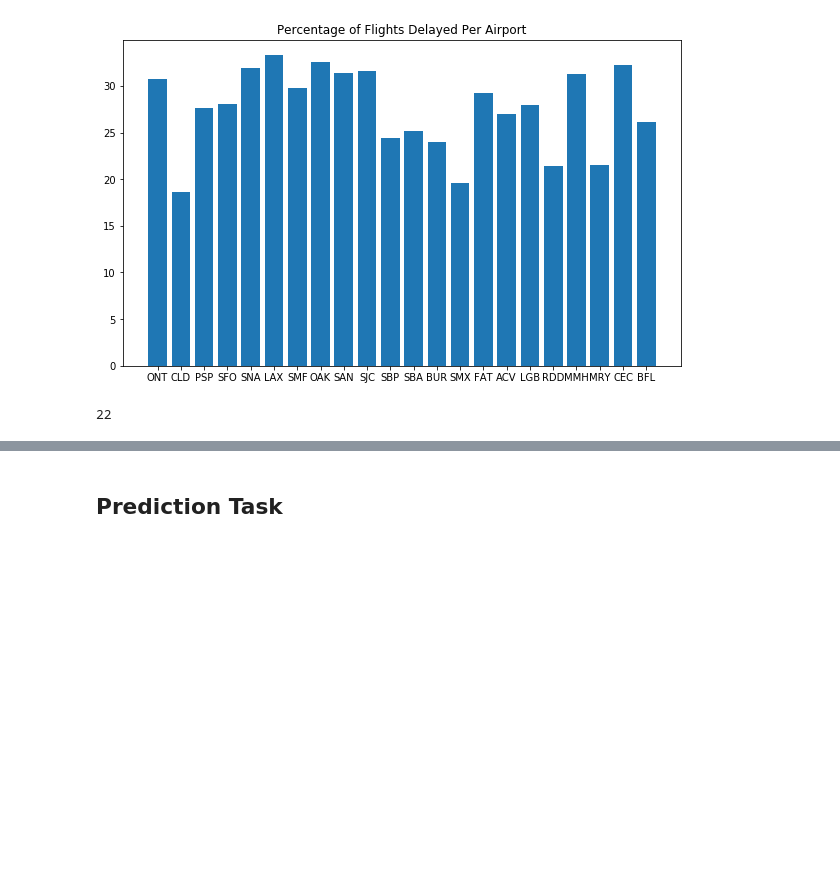
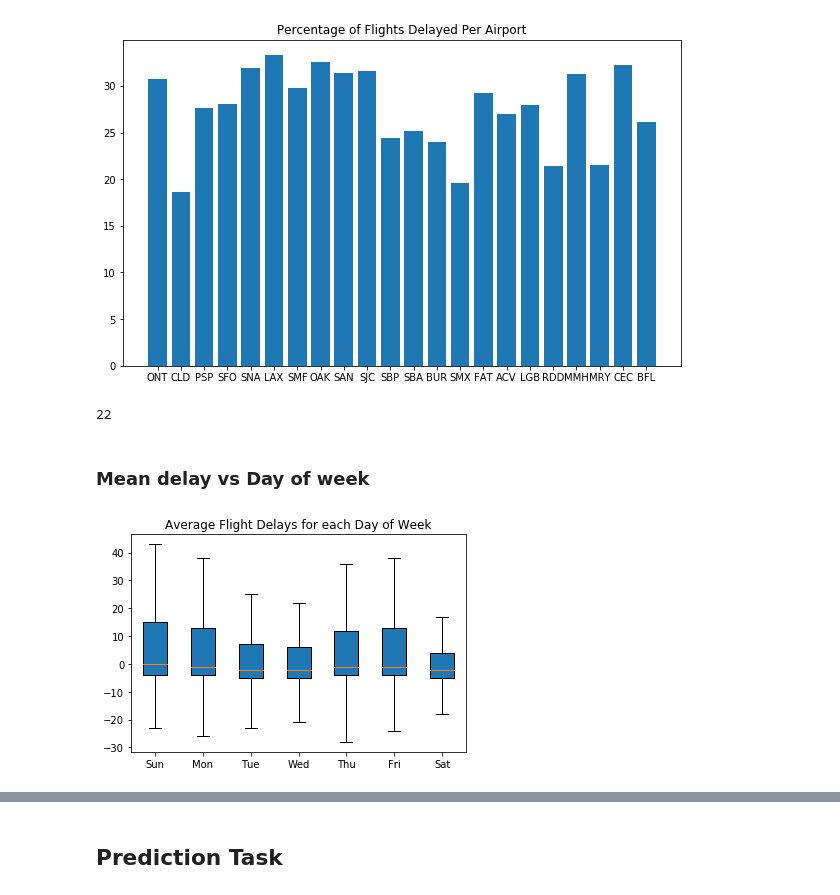
Before and after one commit to jenonds/Jessica, a Jupyter notebook: Assignment 2.ipynb, the cells around one changed output, grey strips where cells are left out. Drawn from its saved outputs; the diff is of its cells as text; code cells hidden in the pictures; blank space fills up the shorter version.

Commit message:
add vis. delay vs day of week and time of day

```diff
--- a/Assignment 2.ipynb
+++ b/Assignment 2.ipynb
@@ -354,3 +354,17 @@ plt.show()
 len(x_vals)
 # %% [output]
 22
+# %% [markdown]
+### Mean delay vs Day of week
+# %%
+delays = defaultdict(list)
+for d in dataset:
+    temp = {'1': 'Mon', '2': 'Tue', '3': 'Wed', '4': 'Thu', '5': 'Fri', '6': 'Sat', '7': 'Sun'}
+    delays[temp[d['DAY_OF_WEEK']]].append(0 if d['DEPARTURE_DELAY'] == '' else int(d['DEPARTURE_DELAY']))
+x_vals = ['Sun', 'Mon', 'Tue', 'Wed', 'Thu', 'Fri', 'Sat']
+y_vals = [delays[k] for k in x_vals]
+plt.boxplot(y_vals, patch_artist=True, showfliers=False, labels=x_vals)
+plt.title('Average Flight Delays for each Day of Week')
+plt.show()
+# %% [output]
+[figure, added]
```
Also changed, not shown: parts of 2 cells of this notebook.
